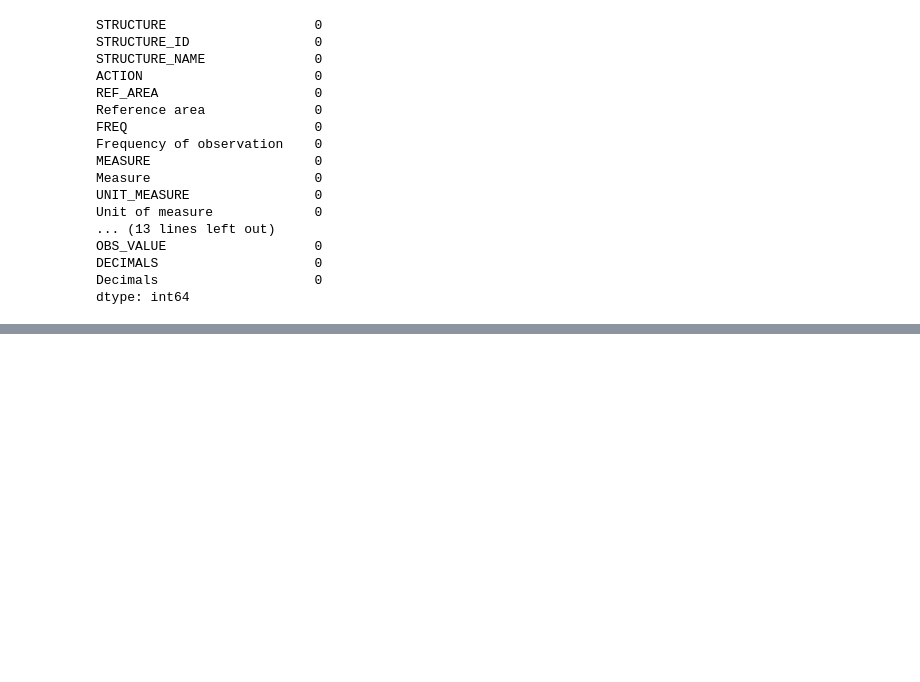
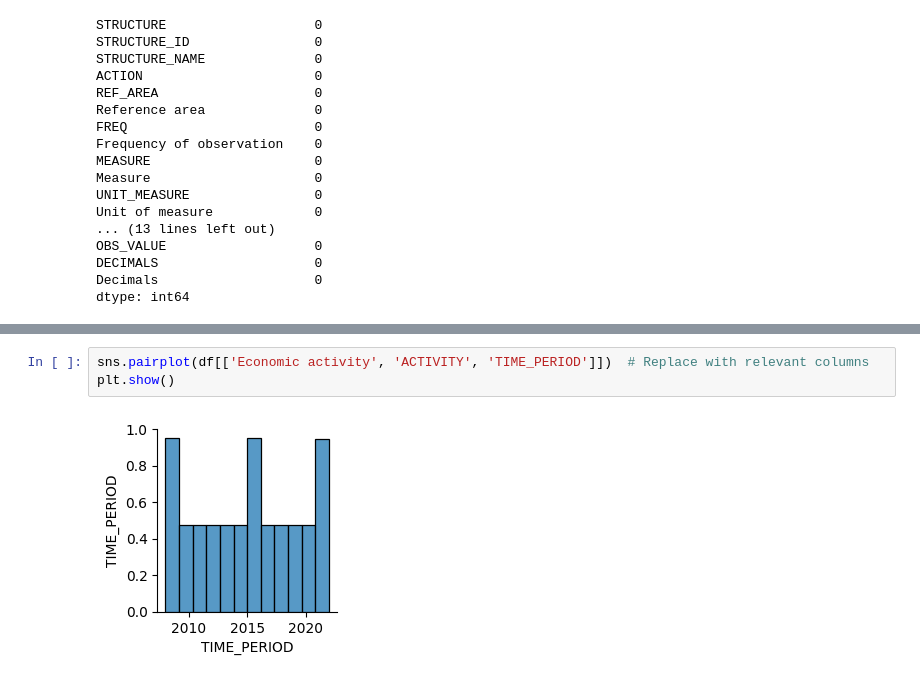
Before and after one commit to Ameesha2214/France_CO2_EMISSION_PREDICTION, a Jupyter notebook: France_CO2.ipynb, the cells around one changed output, grey strips where cells are left out. Drawn from its saved outputs; the diff is of its cells as text; blank space fills up the shorter version.

```diff
--- a/France_CO2.ipynb
+++ b/France_CO2.ipynb
@@ -98,0 +216,5 @@ dtype: int64
+# %%
+sns.pairplot(df[['Economic activity', 'ACTIVITY', 'TIME_PERIOD']])  # Replace with relevant columns
+plt.show()
+# %% [output]
+[figure, added]
```
Also changed, not shown: parts of 8 cells of this notebook.
